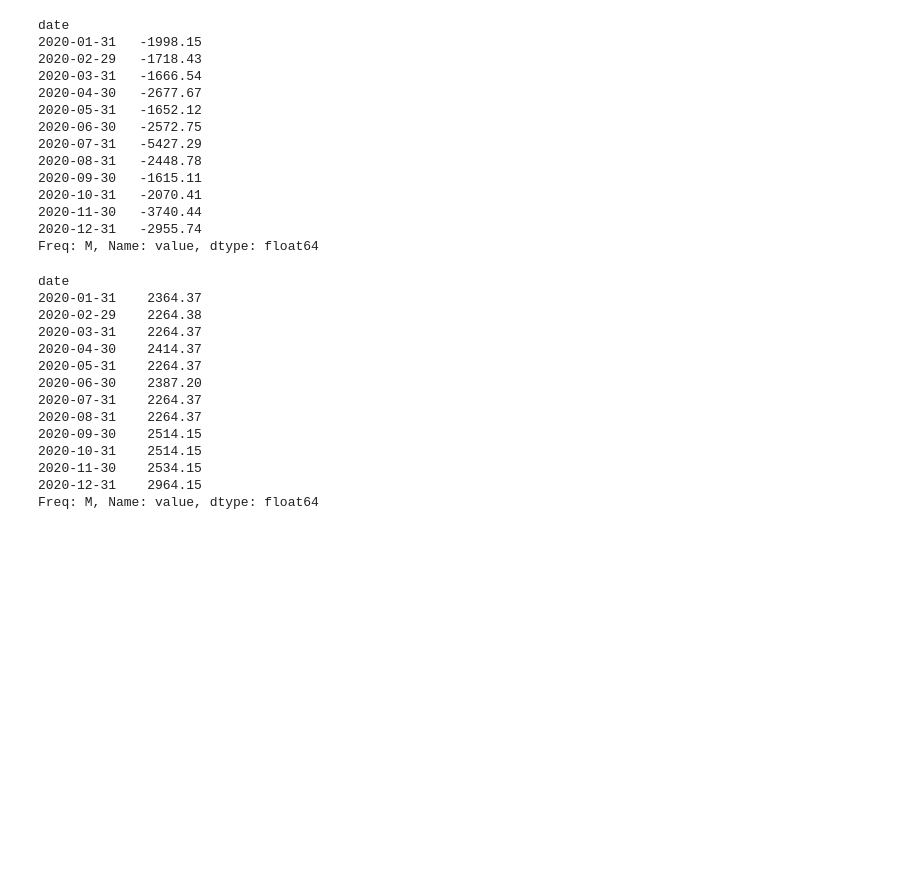
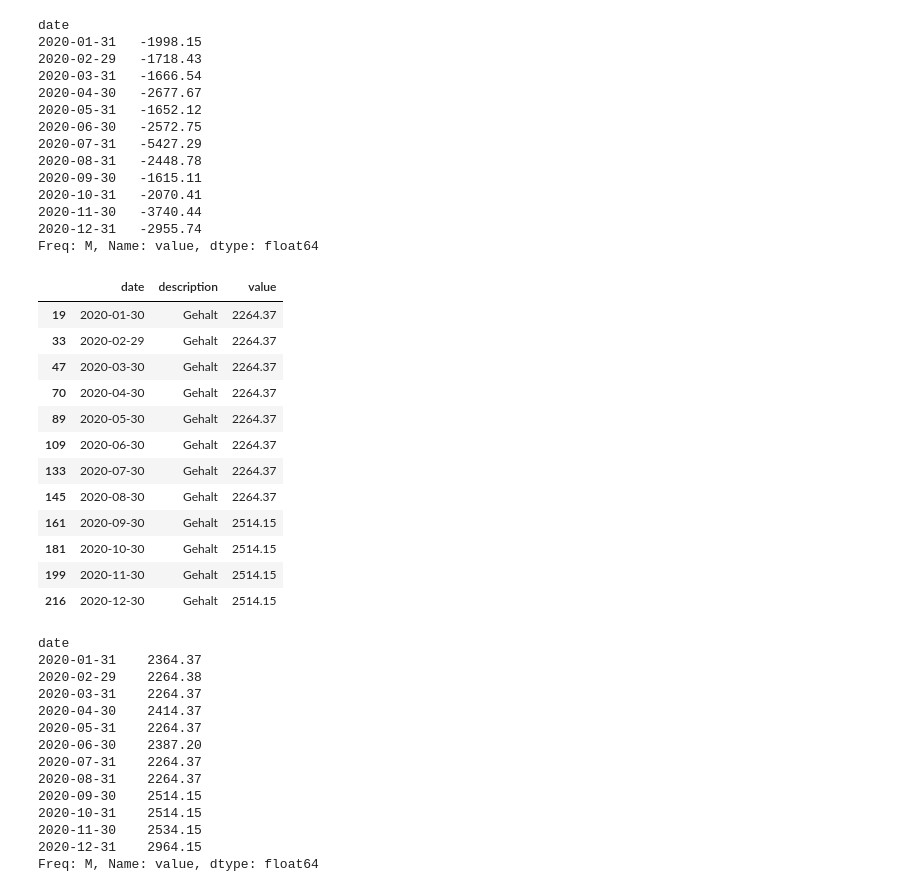
Before and after one commit to rezenzeffekt/demo240510, a Jupyter notebook: prep.ipynb, the cells around one changed output. Drawn from its saved outputs; the diff is of its cells as text; code cells hidden in the pictures; blank space fills up the shorter version.

```diff
--- a/prep.ipynb
+++ b/prep.ipynb
@@ -271,6 +271,24 @@ date
 2020-11-30   -3740.44
 2020-12-31   -2955.74
 Freq: M, Name: value, dtype: float64
+# %%
+# show all 'Gehalt'
+mask = df.description == "Gehalt"
+df[mask]
+# %% [output]
+|  | date | description | value |
+| 19 | 2020-01-30 | Gehalt | 2264.37 |
+| 33 | 2020-02-29 | Gehalt | 2264.37 |
+| 47 | 2020-03-30 | Gehalt | 2264.37 |
+| 70 | 2020-04-30 | Gehalt | 2264.37 |
+| 89 | 2020-05-30 | Gehalt | 2264.37 |
+| 109 | 2020-06-30 | Gehalt | 2264.37 |
+| 133 | 2020-07-30 | Gehalt | 2264.37 |
+| 145 | 2020-08-30 | Gehalt | 2264.37 |
+| 161 | 2020-09-30 | Gehalt | 2514.15 |
+| 181 | 2020-10-30 | Gehalt | 2514.15 |
+| 199 | 2020-11-30 | Gehalt | 2514.15 |
+| 216 | 2020-12-30 | Gehalt | 2514.15 |
 # %%
 # monthly sum of deposits
 df[df.value > 0].resample(rule='M', on='date')['value'].sum()
```
Also changed, not shown: 1 other file.
